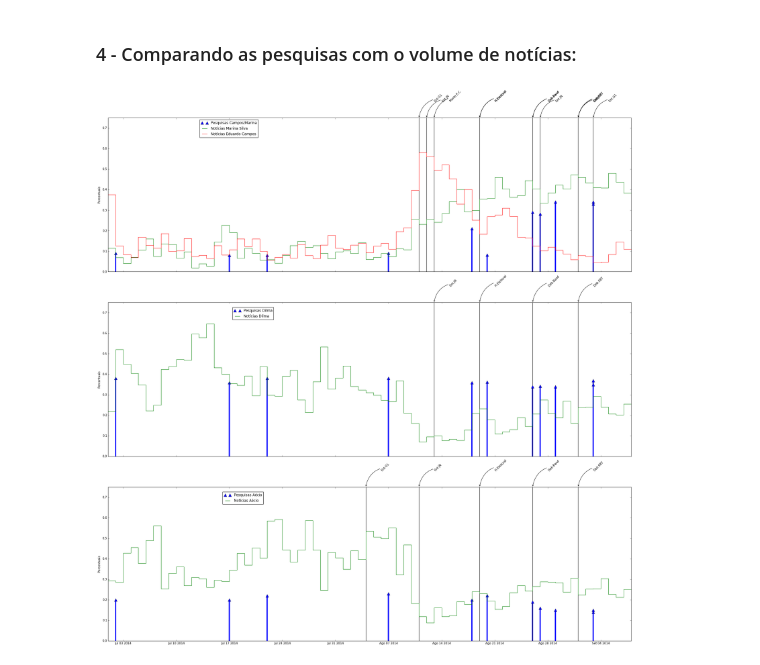
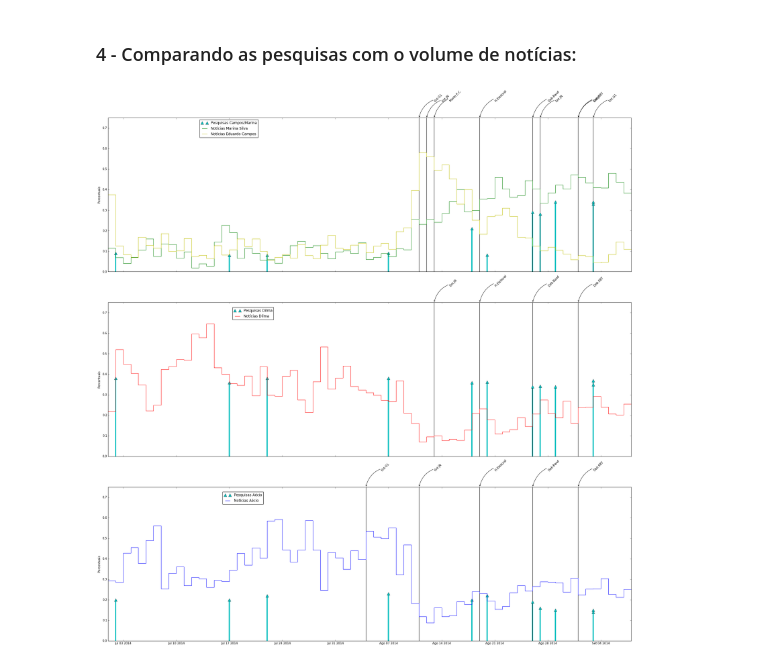
Before and after one commit to fccoelho/analisaMC, a Jupyter notebook: pesquisas_eleitorais.ipynb, the cells around one changed output. Drawn from its saved outputs; the diff is of its cells as text; code cells hidden in the pictures.

```diff
--- a/pesquisas_eleitorais.ipynb
+++ b/pesquisas_eleitorais.ipynb
@@ -132,8 +132,8 @@ ewma = pd.stats.moments.ewma
 fig, ax = plt.subplots(nrows=1, ncols=1, figsize=(16,8))
 for candidato in [u'Aécio',u'Campos-Marina','Dilma']:
     # take EWMA in both directions with a smaller span term
-    fwd = ewma(df_pesquisas[candidato], span=6 ) # take EWMA in fwd direction
-    bwd = ewma(df_pesquisas[candidato][::-1], span=6 ) # take EWMA in bwd direction
+    fwd = ewma(df_pesquisas[candidato], span=7 ) # take EWMA in fwd direction
+    bwd = ewma(df_pesquisas[candidato][::-1], span=7 ) # take EWMA in bwd direction
     new_vector = np.vstack((fwd, bwd[::-1])) # lump fwd and bwd together
     new_vector = np.mean(new_vector, axis=0) # average
     df_pesquisas2[candidato] = new_vector
@@ -375,57 +391,46 @@ fig.savefig("Volume_relativo_smooth_14.png", dpi=300)
 # %% [markdown]
 ### 4 - Comparando as pesquisas com o volume de notícias:
-# %%
-def anota_evento(candidato, ax, df):
-    '''
-    Anotando os eventos no Gráfico
-    http://matplotlib.org/users/annotations_guide.html#plotting-guide-annotation
-    '''
-    ymin, ymax = ax.get_ylim()
-    for i in range(len(df)):
-        #print df['Candidato'].iloc[i]
-        if df['Candidato'].iloc[i] == candidato or df['Candidato'].iloc[i] == 'Todos':
-            data = df.index[i]
-            texto = df['Evento'].iloc[i]
-            ax.vlines(data,ymin,ymax)
-            ax.annotate(texto, xy=(data, ymax),rotation=45,fontsize='medium',xytext=(data + datetime.timedelta(days=2),ymax*1.1),
-                        arrowprops=dict(facecolor='yellow',arrowstyle='->', connectionstyle='arc3,rad=0.35'),
-                        horizontalalignment='left', verticalalignment='middle')
 # %%
 fig, ax = plt.subplots(nrows=3, ncols=1, figsize=(32,32))
 #df_pesquisas2['Campos-Marina'].plot(ax=ax[0], label=u'Pesquisas Campos/Marina')
-ax[0].plot(df_pesquisas.index, df_pesquisas['Campos-Marina'],'^',markersize=10, label='Pesquisas Campos/Marina');
-ax[0].vlines(df_pesquisas.index, 0, df_pesquisas['Campos-Marina'],lw=4, color='b');
+ax[0].plot(df_pesquisas.index, df_pesquisas['Campos-Marina'],'^',markersize=10, label='Pesquisas Campos/Marina',color='c');
+ax[0].vlines(df_pesquisas.index, 0, df_pesquisas['Campos-Marina'],lw=4, color='c');
 #df_media2['Eduardo Campos'].plot(ax=ax[0], label=u'Notícias Eduardo Campos')
 #df_media2['Marina'].plot(ax=ax[0], label=u'Notícias Marina Silva')
-ax[0].step(df_media2.index,df_media2['Marina'],where='post', label=u'Notícias Marina Silva')
-ax[0].step(df_media2.index,df_media2['Eduardo Campos'],where='post', label=u'Notícias Eduardo Campos')
+ax[0].step(df_media2.index,df_media2['Marina'],where='post', label=u'Notícias Marina Silva',color='g')
+ax[0].step(df_media2.index,df_media2['Eduardo Campos'],where='post', label=u'Notícias Eduardo Campos',color='y')
 ax[0].set_ylim(0,0.75)
 ax[0].set_ylabel('Percentuais')
 ax[0].legend(bbox_to_anchor=(0.35, 0.9),bbox_transform=plt.gcf().transFigure)
 plt.setp(ax[0].get_xticklabels(), visible=False)
 anota_evento(u'Marina Silva', ax[0], df_debates)
 anota_evento(u'Eduardo Campos', ax[0], df_debates)
+anota_evento(u'Todos', ax[0], df_debates)
 
 #df_pesquisas2['Dilma'].plot(ax=ax[1], label=u'Pesquisas Dilma')
-ax[1].plot(df_pesquisas.index, df_pesquisas['Dilma'],'^',markersize=10, label='Pesquisas Dilma');
-ax[1].vlines(df_pesquisas.index, 0, df_pesquisas['Dilma'],lw=4, color='b');
+ax[1].plot(df_pesquisas.index, df_pesquisas['Dilma'],'^',markersize=10, label='Pesquisas Dilma',color='c');
+ax[1].vlines(df_pesquisas.index, 0, df_pesquisas['Dilma'],lw=4, color='c');
 #df_media2['Dilma'].plot(ax=ax[1], label=u'Notícias Dilma')
-ax[1].step(df_media2.index,df_media2['Dilma'],where='post', label=u'Notícias Dilma')
+ax[1].step(df_media2.index,df_media2['Dilma'],where='post', label=u'Notícias Dilma',color='r')
 ax[1].set_ylim(0,0.75)
 ax[1].set_ylabel('Percentuais')
 ax[1].legend(bbox_to_anchor=(0.32, 0.98))
 plt.setp(ax[1].get_xticklabels(), visible=False)
 anota_evento(u'Dilma Roussef', ax[1], df_debates)
+anota_evento(u'Todos', ax[1], df_debates)
 
 #df_pesquisas2[u'Aécio'].plot(ax=ax[2], label=u'Pesquisas Aécio')
-ax[2].plot(df_pesquisas.index, df_pesquisas[u'Aécio'],'^',markersize=10, label=u'Pesquisas Aécio');
-ax[2].vlines(df_pesquisas.index, 0, df_pesquisas[u'Aécio'],lw=4, color='b');
+ax[2].plot(df_pesquisas.index, df_pesquisas[u'Aécio'],'^',markersize=10, label=u'Pesquisas Aécio',color='c');
+ax[2].vlines(df_pesquisas.index, 0, df_pesquisas[u'Aécio'],lw=4, color='c');
 #df_media2[u'Aecio'].plot(ax=ax[2], label=u'Notícias Aécio')
-ax[2].step(df_media2.index,df_media2['Aecio'],where='post', label=u'Notícias Aécio')
+ax[2].step(df_media2.index,df_media2['Aecio'],where='post', label=u'Notícias Aécio',color='b')
 ax[2].set_ylim(0,0.75)
 ax[2].set_ylabel('Percentuais')
 ax[2].legend(bbox_to_anchor=(0.3, 0.98))
 anota_evento(u'Aécio Neves', ax[2], df_debates)
+anota_evento(u'Todos', ax[2], df_debates)
+
+#plt.tight_layout()
 fig.savefig("Noticias_pesquisas_eventos.png",dpi=300)
 # %% [output]
-[figure, old version]
+[figure, new version]
```
Also changed, not shown: parts of 8 cells of this notebook.
